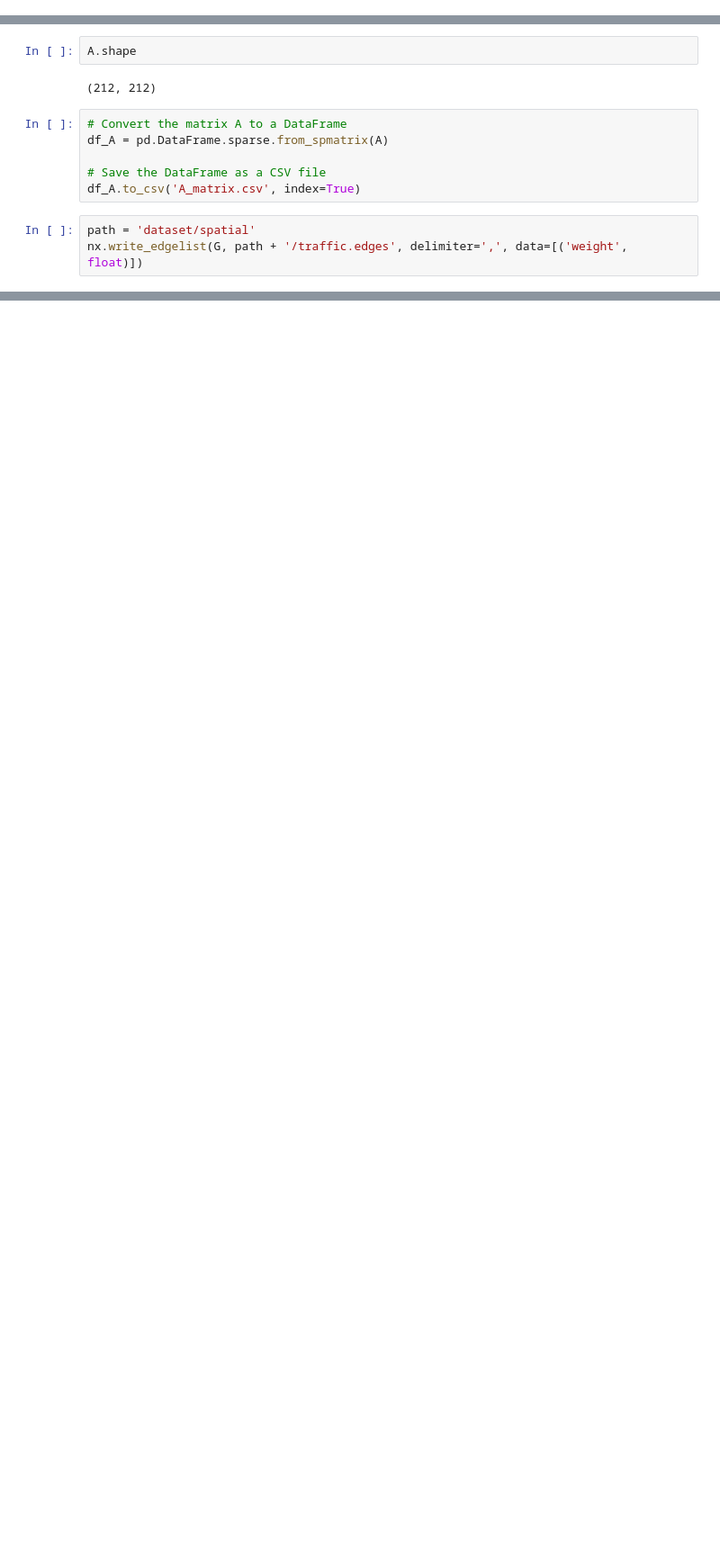
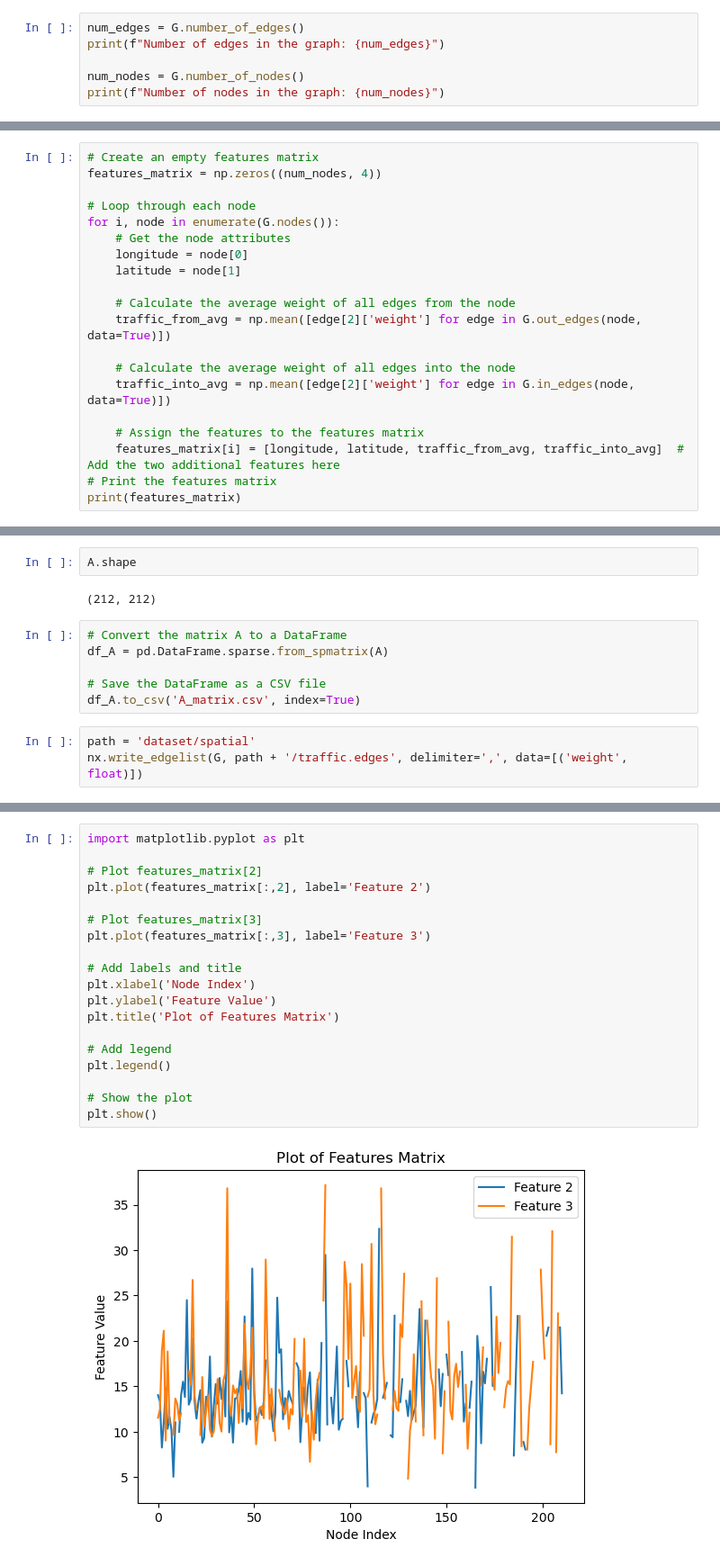
Before and after one commit to DanielOchana/MagNetTrafficFlowForecast, a Jupyter notebook: NYC_taxi.ipynb, the cells around one changed output, grey strips where cells are left out. Shown at 90% size. Drawn from its saved outputs; the diff is of its cells as text; blank space fills up the shorter version.

Commit message:
new graph

```diff
--- a/NYC_taxi.ipynb
+++ b/NYC_taxi.ipynb
@@ -261,0 +285,6 @@ for row in dataOneHour2.itertuples():
+# %%
+num_edges = G.number_of_edges()
+print(f"Number of edges in the graph: {num_edges}")
+
+num_nodes = G.number_of_nodes()
+print(f"Number of nodes in the graph: {num_nodes}")
@@ -261,0 +294,20 @@ for row in dataOneHour2.itertuples():
+# %%
+# Create an empty features matrix
+features_matrix = np.zeros((num_nodes, 4))
+
+# Loop through each node
+for i, node in enumerate(G.nodes()):
+    # Get the node attributes
+    longitude = node[0]
+    latitude = node[1]
+
+    # Calculate the average weight of all edges from the node
+    traffic_from_avg = np.mean([edge[2]['weight'] for edge in G.out_edges(node, data=True)])
+
+    # Calculate the average weight of all edges into the node
+    traffic_into_avg = np.mean([edge[2]['weight'] for edge in G.in_edges(node, data=True)])
+
+    # Assign the features to the features matrix
+    features_matrix[i] = [longitude, latitude, traffic_from_avg, traffic_into_avg]  # Add the two additional features here
+# Print the features matrix
+print(features_matrix)
@@ -372,0 +450,21 @@ nx.write_edgelist(G, path + '/traffic.edges', delimiter=',', data=[('weight', fl
+# %%
+import matplotlib.pyplot as plt
+
+# Plot features_matrix[2]
+plt.plot(features_matrix[:,2], label='Feature 2')
+
+# Plot features_matrix[3]
+plt.plot(features_matrix[:,3], label='Feature 3')
+
+# Add labels and title
+plt.xlabel('Node Index')
+plt.ylabel('Feature Value')
+plt.title('Plot of Features Matrix')
+
+# Add legend
+plt.legend()
+
+# Show the plot
+plt.show()
+# %% [output]
+[figure, added]
```
Also changed, not shown: parts of 17 cells of this notebook, 2 other files.
